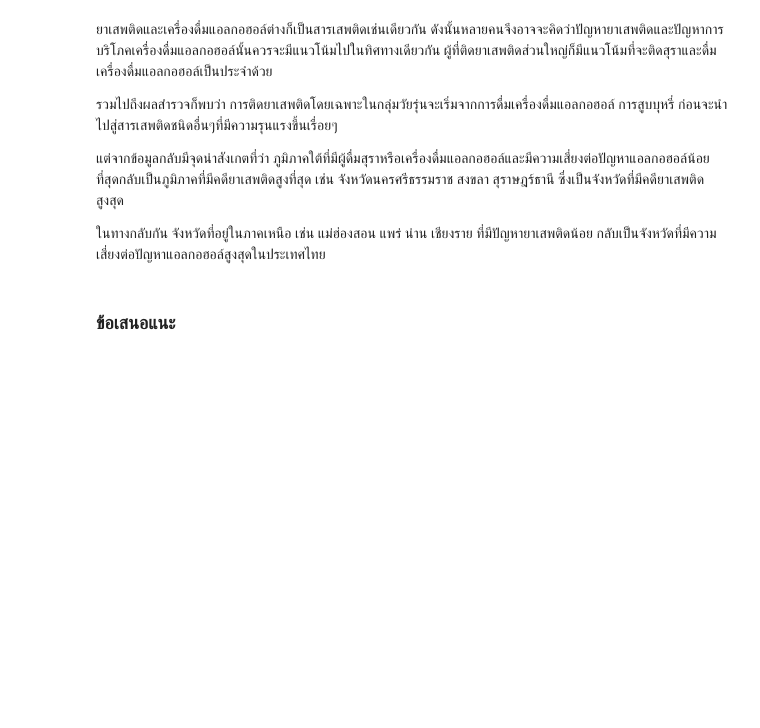
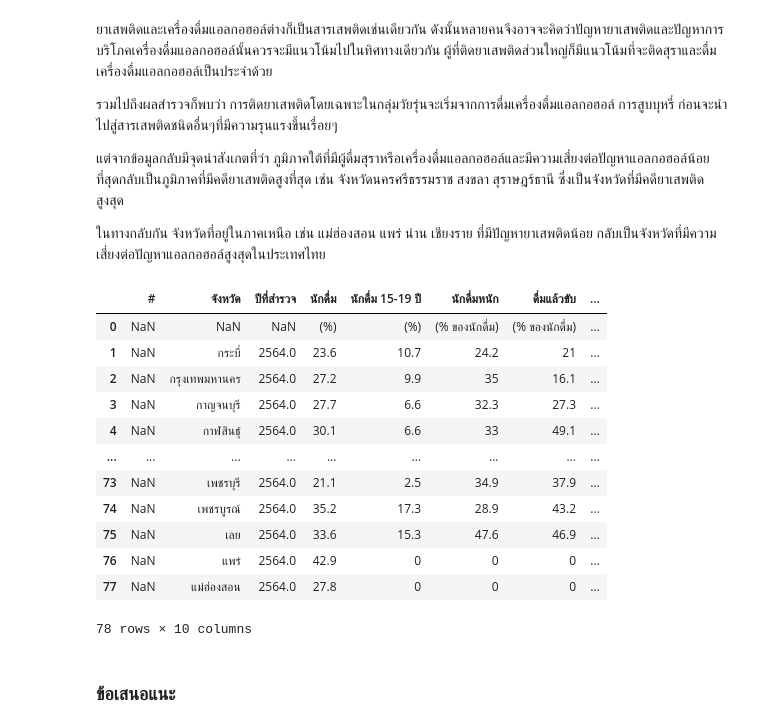
Before and after one commit to punnnnnnnnn/assignments2, a Jupyter notebook: assignment2.ipynb, the cells around one changed output. Drawn from its saved outputs; the diff is of its cells as text; code cells hidden in the pictures; blank space fills up the shorter version.

Commit message:
alcohol

```diff
--- a/assignment2.ipynb
+++ b/assignment2.ipynb
@@ -206,6 +206,23 @@ fig.show()
 เช่น จังหวัดนครศรีธรรมราช สงขลา สุราษฎร์ธานี ซึ่งเป็นจังหวัดที่มีคดียาเสพติดสูงสุด
 
 ในทางกลับกัน จังหวัดที่อยู่ในภาคเหนือ เช่น แม่ฮ่องสอน แพร่ น่าน เชียงราย ที่มีปัญหายาเสพติดน้อย กลับเป็นจังหวัดที่มีความเสี่ยงต่อปัญหาแอลกอฮอล์สูงสุดในประเทศไทย
+# %%
+df_alcohol = pd.read_csv("./data/alcohol_consump64.csv", encoding = "utf8")
+df_alcohol
+# %% [output]
+|  | # | จังหวัด | ปีที่สำรวจ | นักดื่ม | นักดื่ม 15-19 ปี | นักดื่มหนัก | ดื่มแล้วขับ | ... |
+| 0 | NaN | NaN | NaN | (%) | (%) | (% ของนักดื่ม) | (% ของนักดื่ม) | ... |
+| 1 | NaN | กระบี่ | 2564.0 | 23.6 | 10.7 | 24.2 | 21 | ... |
+| 2 | NaN | กรุงเทพมหานคร | 2564.0 | 27.2 | 9.9 | 35 | 16.1 | ... |
+| 3 | NaN | กาญจนบุรี | 2564.0 | 27.7 | 6.6 | 32.3 | 27.3 | ... |
+| 4 | NaN | กาฬสินธุ์ | 2564.0 | 30.1 | 6.6 | 33 | 49.1 | ... |
+| ... | ... | ... | ... | ... | ... | ... | ... | ... |
+| 73 | NaN | เพชรบุรี | 2564.0 | 21.1 | 2.5 | 34.9 | 37.9 | ... |
+| 74 | NaN | เพชรบูรณ์ | 2564.0 | 35.2 | 17.3 | 28.9 | 43.2 | ... |
+| 75 | NaN | เลย | 2564.0 | 33.6 | 15.3 | 47.6 | 46.9 | ... |
+| 76 | NaN | แพร่ | 2564.0 | 42.9 | 0 | 0 | 0 | ... |
+| 77 | NaN | แม่ฮ่องสอน | 2564.0 | 27.8 | 0 | 0 | 0 | ... |
+78 rows × 10 columns
 # %% [markdown]
 ### ข้อเสนอแนะ
 # %% [markdown]
```
Also changed, not shown: parts of 1 cell of this notebook, 4 other files.
